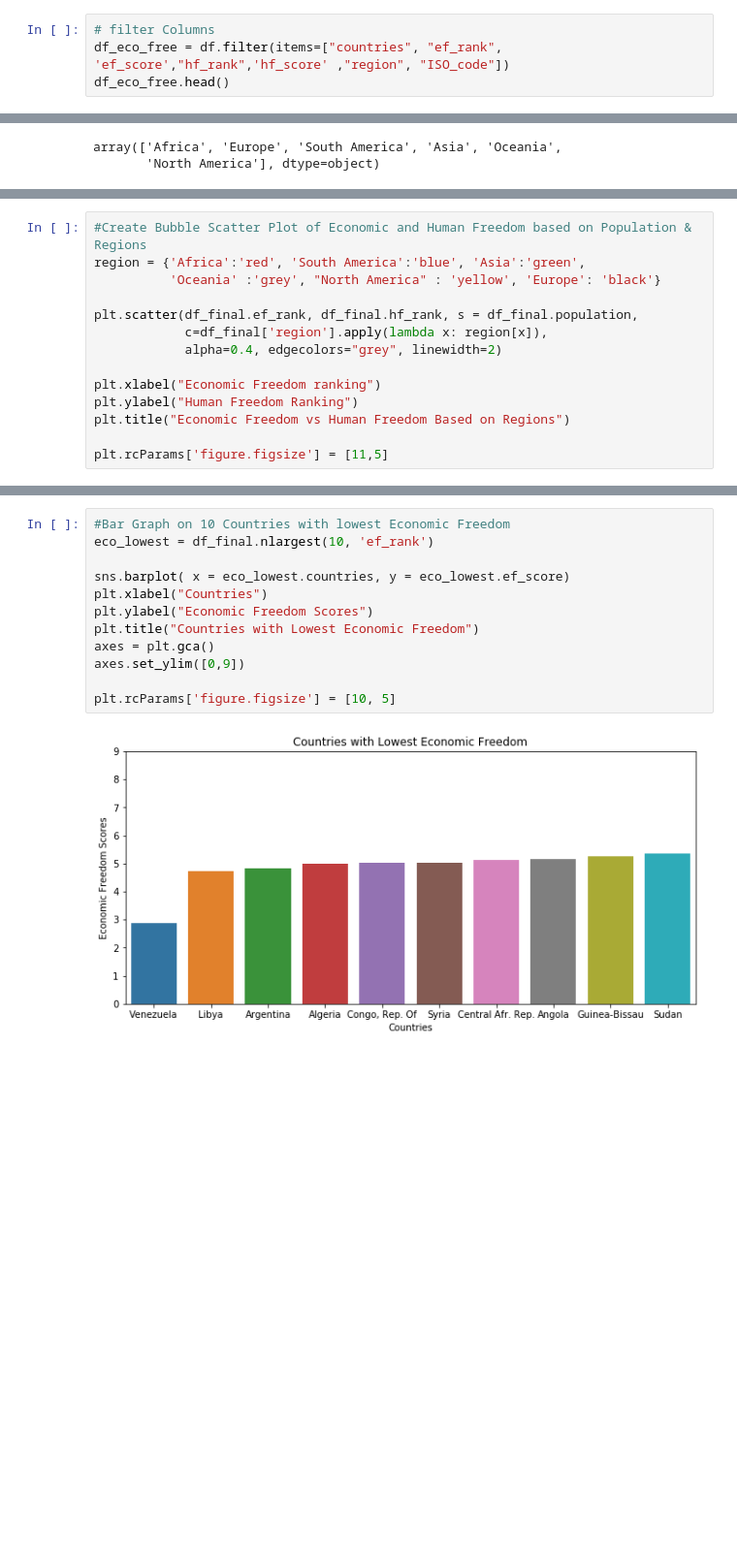
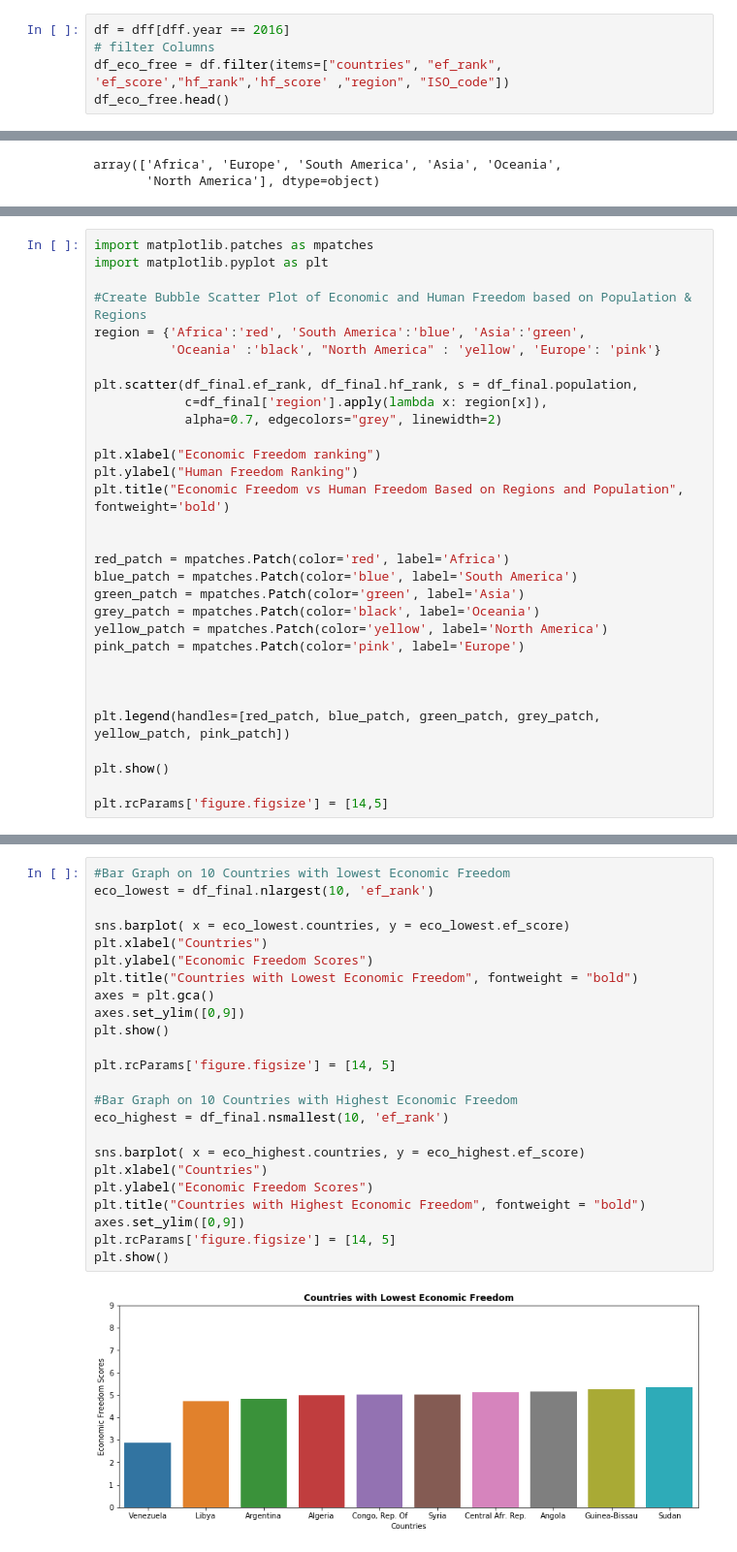
Before and after one commit to settnaing199/Economic-Freedom-Analysis, a Jupyter notebook: HumanFreedomDataAnalysis.ipynb, the cells around one changed output, grey strips where cells are left out. Shown: that part at 97% size. Drawn from its saved outputs; the diff is of its cells as text; blank space fills up the shorter version.

```diff
--- a/HumanFreedomDataAnalysis.ipynb
+++ b/HumanFreedomDataAnalysis.ipynb
@@ -32,4 +22,5 @@ df.head()
 # %%
+df = dff[dff.year == 2016]
 # filter Columns
 df_eco_free = df.filter(items=["countries", "ef_rank", 'ef_score',"hf_rank",'hf_score' ,"region", "ISO_code"])
 df_eco_free.head()
@@ -80,15 +71,32 @@ array(['Africa', 'Europe', 'South America', 'Asia', 'Oceania',
 # %%
+import matplotlib.patches as mpatches
+import matplotlib.pyplot as plt
+
 #Create Bubble Scatter Plot of Economic and Human Freedom based on Population & Regions
 region = {'Africa':'red', 'South America':'blue', 'Asia':'green',
-          'Oceania' :'grey', "North America" : 'yellow', 'Europe': 'black'}
+          'Oceania' :'black', "North America" : 'yellow', 'Europe': 'pink'}
 
 plt.scatter(df_final.ef_rank, df_final.hf_rank, s = df_final.population,
             c=df_final['region'].apply(lambda x: region[x]),
-            alpha=0.4, edgecolors="grey", linewidth=2)
+            alpha=0.7, edgecolors="grey", linewidth=2)
 
 plt.xlabel("Economic Freedom ranking")
 plt.ylabel("Human Freedom Ranking")
-plt.title("Economic Freedom vs Human Freedom Based on Regions")
+plt.title("Economic Freedom vs Human Freedom Based on Regions and Population", fontweight='bold')
 
-plt.rcParams['figure.figsize'] = [11,5]
+
+red_patch = mpatches.Patch(color='red', label='Africa')
+blue_patch = mpatches.Patch(color='blue', label='South America')
+green_patch = mpatches.Patch(color='green', label='Asia')
+grey_patch = mpatches.Patch(color='black', label='Oceania')
+yellow_patch = mpatches.Patch(color='yellow', label='North America')
+pink_patch = mpatches.Patch(color='pink', label='Europe')
+
+
+
+plt.legend(handles=[red_patch, blue_patch, green_patch, grey_patch, yellow_patch, pink_patch])
+
+plt.show()
+
+plt.rcParams['figure.figsize'] = [14,5]
 # %% [output]
@@ -98,14 +106,26 @@ plt.rcParams['figure.figsize'] = [11,5]
 # %%
 #Bar Graph on 10 Countries with lowest Economic Freedom
 eco_lowest = df_final.nlargest(10, 'ef_rank')
 
 sns.barplot( x = eco_lowest.countries, y = eco_lowest.ef_score)
 plt.xlabel("Countries")
 plt.ylabel("Economic Freedom Scores")
-plt.title("Countries with Lowest Economic Freedom")
+plt.title("Countries with Lowest Economic Freedom", fontweight = "bold")
 axes = plt.gca()
 axes.set_ylim([0,9])
+plt.show()
 
-plt.rcParams['figure.figsize'] = [10, 5]
+plt.rcParams['figure.figsize'] = [14, 5]
+
+#Bar Graph on 10 Countries with Highest Economic Freedom
+eco_highest = df_final.nsmallest(10, 'ef_rank')
+
+sns.barplot( x = eco_highest.countries, y = eco_highest.ef_score)
+plt.xlabel("Countries")
+plt.ylabel("Economic Freedom Scores")
+plt.title("Countries with Highest Economic Freedom", fontweight = "bold")
+axes.set_ylim([0,9])
+plt.rcParams['figure.figsize'] = [14, 5]
+plt.show()
 # %% [output]
-[figure, old version]
+[figure, new version]
```
Also changed, not shown: parts of 11 cells of this notebook.
